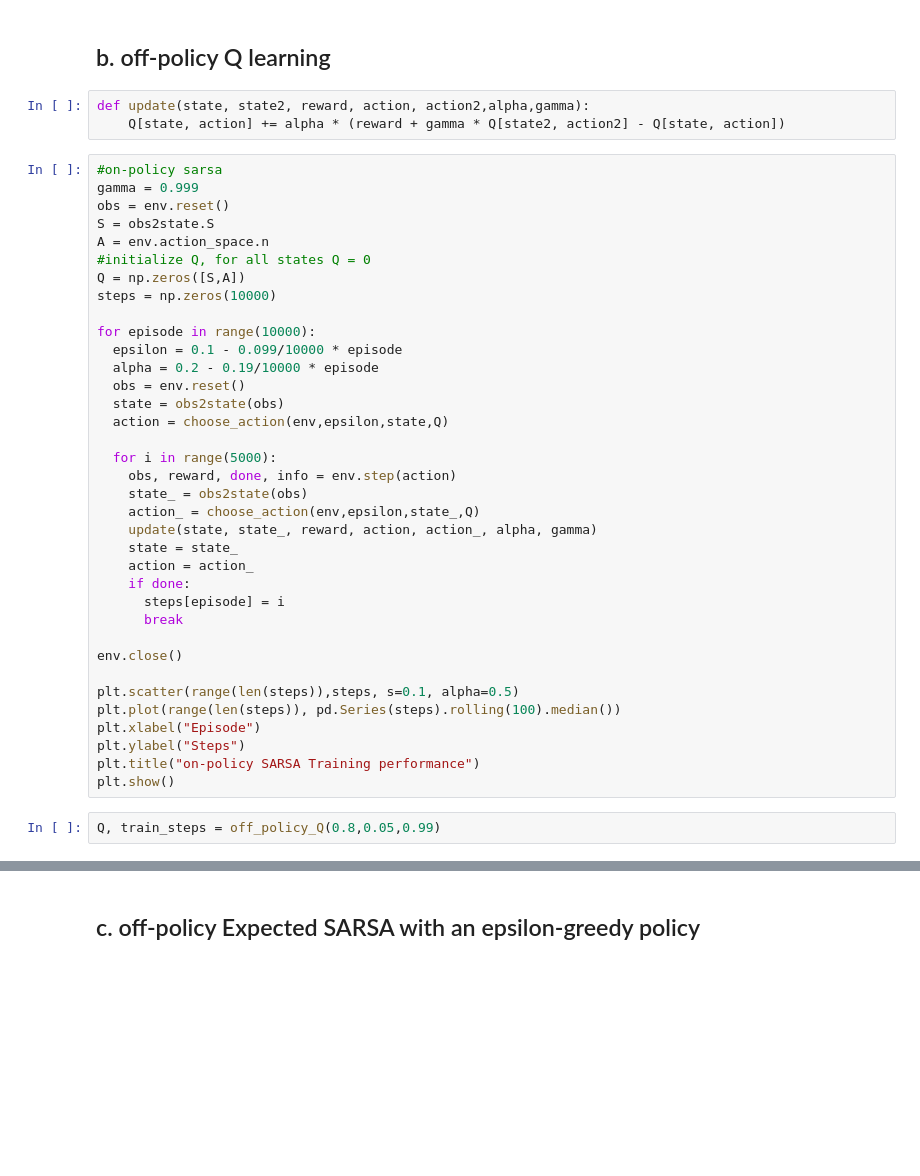
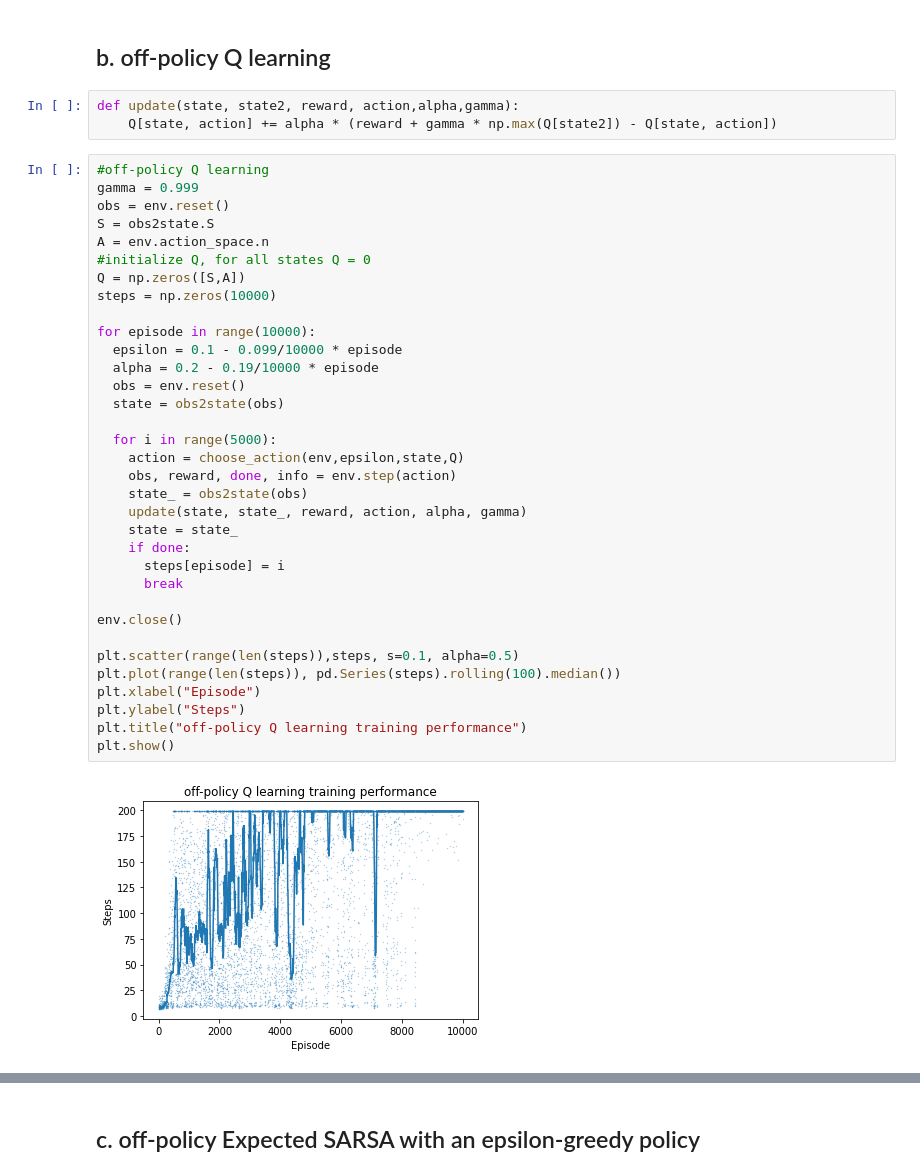
Before and after one commit to qiuchenwang/APS1080, a Jupyter notebook: E3/E3.ipynb, the cells around one changed output, grey strips where cells are left out. Cells and saved outputs as stored; diff of their text form; blank space fills up the shorter version.

Commit message:
complete off-policy Q learning

```diff
--- a/E3/E3.ipynb
+++ b/E3/E3.ipynb
@@ -145,43 +145,41 @@ Episode 9 lasted 199 steps
 # %% [markdown]
 ## b. off-policy Q learning
 # %%
-def update(state, state2, reward, action, action2,alpha,gamma):
-    Q[state, action] += alpha * (reward + gamma * Q[state2, action2] - Q[state, action])
+def update(state, state2, reward, action,alpha,gamma):
+    Q[state, action] += alpha * (reward + gamma * np.max(Q[state2]) - Q[state, action])
 # %%
-#on-policy sarsa
+#off-policy Q learning
 gamma = 0.999
 obs = env.reset()
 S = obs2state.S
 A = env.action_space.n
 #initialize Q, for all states Q = 0
 Q = np.zeros([S,A])
 steps = np.zeros(10000)
 
 for episode in range(10000):
   epsilon = 0.1 - 0.099/10000 * episode
   alpha = 0.2 - 0.19/10000 * episode
   obs = env.reset()
   state = obs2state(obs)
-  action = choose_action(env,epsilon,state,Q)
 
   for i in range(5000):
+    action = choose_action(env,epsilon,state,Q)
     obs, reward, done, info = env.step(action)
     state_ = obs2state(obs)
-    action_ = choose_action(env,epsilon,state_,Q)
-    update(state, state_, reward, action, action_, alpha, gamma)
+    update(state, state_, reward, action, alpha, gamma)
     state = state_
-    action = action_
     if done:
       steps[episode] = i
       break
 
 env.close()
 
 plt.scatter(range(len(steps)),steps, s=0.1, alpha=0.5)
 plt.plot(range(len(steps)), pd.Series(steps).rolling(100).median())
 plt.xlabel("Episode")
 plt.ylabel("Steps")
-plt.title("on-policy SARSA Training performance")
+plt.title("off-policy Q learning training performance")
 plt.show()
+# %% [output]
+[figure, added]
-# %%
-Q, train_steps = off_policy_Q(0.8,0.05,0.99)
```
Also changed, not shown: parts of 11 cells of this notebook, 1 other file.
